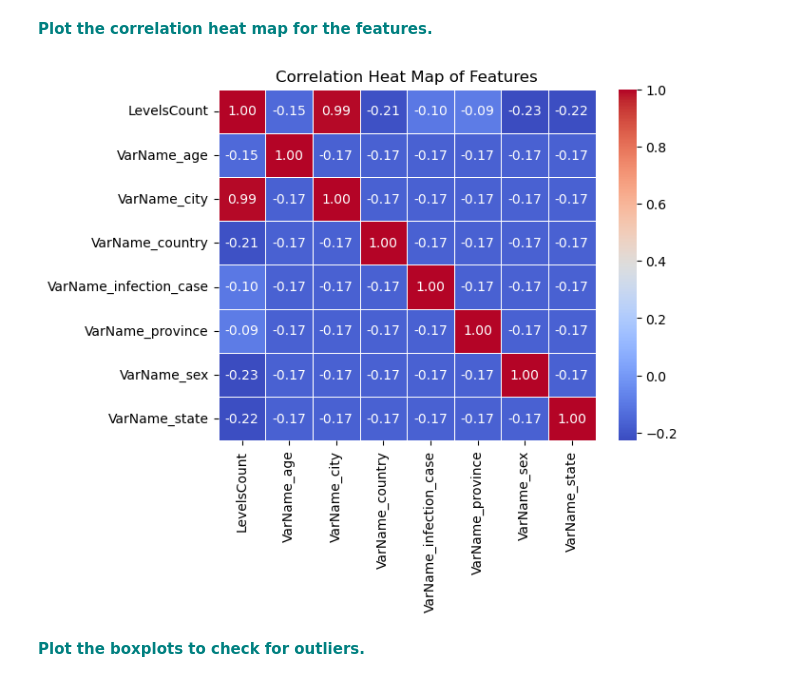
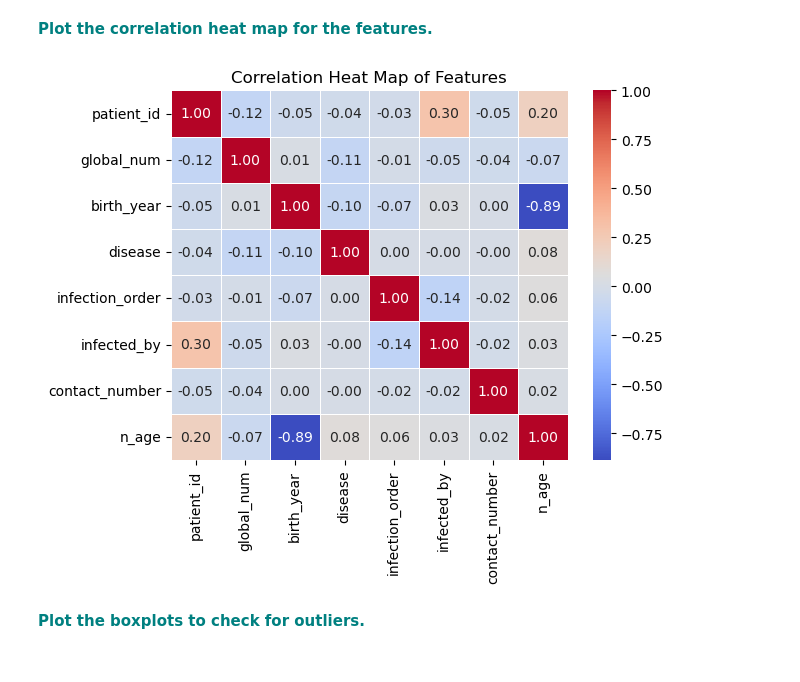
Before and after one commit to mchar95/Case_Studies, a Jupyter notebook: RandomForest_casestudy_covid19.ipynb, the cells around one changed output. Saved outputs shown, nothing was run; the diff lists cells and outputs as text; code cells hidden in the pictures.

```diff
--- a/RandomForest_casestudy_covid19.ipynb
+++ b/RandomForest_casestudy_covid19.ipynb
@@ -309,12 +309,11 @@ vn
 # %% [markdown]
 **<font color='teal'> Plot the correlation heat map for the features.</font>**
 # %%
-df_encoded = pd.get_dummies(vn, drop_first=False)
-corr_matrix = df_encoded.corr()
+corr_matrix = df.corr(numeric_only=True)
 _ = sns.heatmap(corr_matrix, annot=True, cmap='coolwarm', fmt='.2f', linewidths=0.5)
 _ = plt.title('Correlation Heat Map of Features')
 # %% [output]
-[figure, old version]
+[figure, new version]
 # %% [markdown]
 **<font color='teal'> Plot the boxplots to check for outliers. </font>**
 # %%
```
Also changed, not shown: parts of 9 cells of this notebook.
